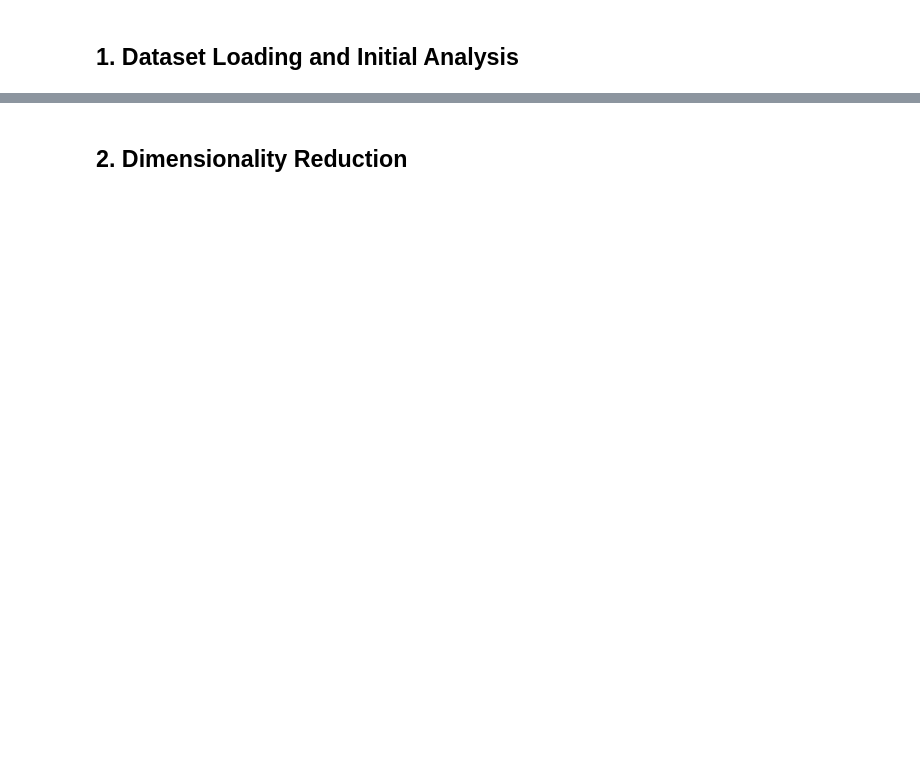
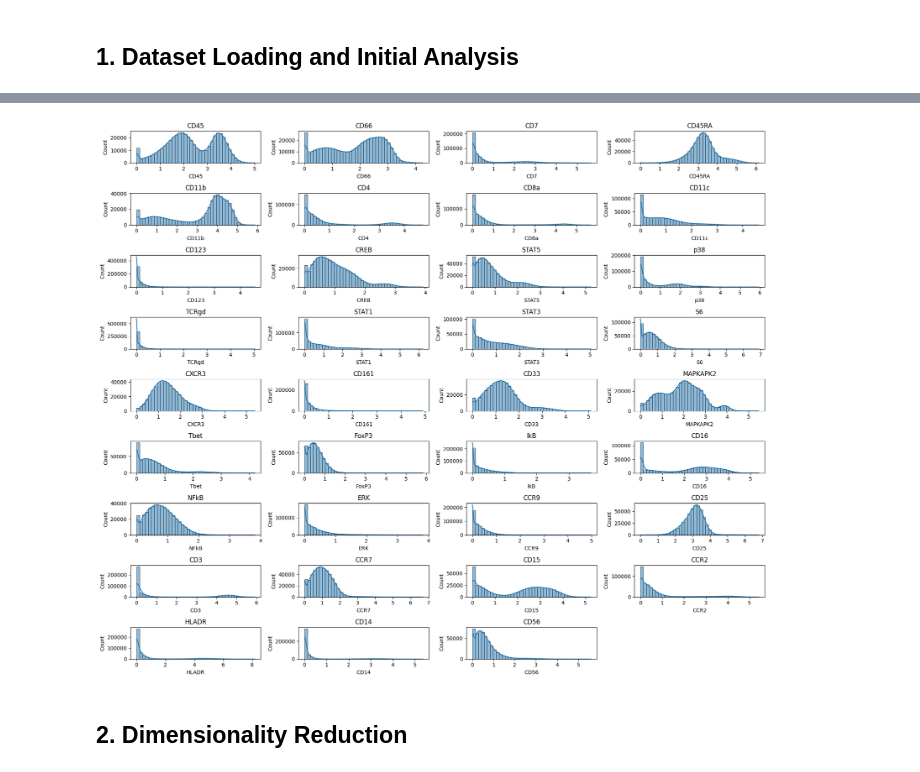
Before and after one commit to SimoneSantin/mass-cytometry-clustering-evaluation, a Jupyter notebook: main.ipynb, the cells around one changed output, grey strips where cells are left out. Saved outputs shown, nothing was run; the diff lists cells and outputs as text; code cells hidden in the pictures; blank space fills up the shorter version.

```diff
--- a/main.ipynb
+++ b/main.ipynb
@@ -59,3 +60,18 @@ Data columns (total 35 columns):
+# %%
+num_cols = data_markers.shape[1]
+cols = data_markers.columns
+
+plt.figure(figsize=(18, 15))
+
+for i, col in enumerate(cols):
+    plt.subplot((num_cols // 4) + 1, 4, i + 1)
+    sns.histplot(data_markers[col], bins=40, kde=True)
+    plt.title(col)
+
+plt.tight_layout()
+plt.show()
+# %% [output]
+[figure, added]
 # %% [markdown]
 ## 2. Dimensionality Reduction
 # %%
```
Also changed, not shown: parts of 30 cells of this notebook, 50 other files.
